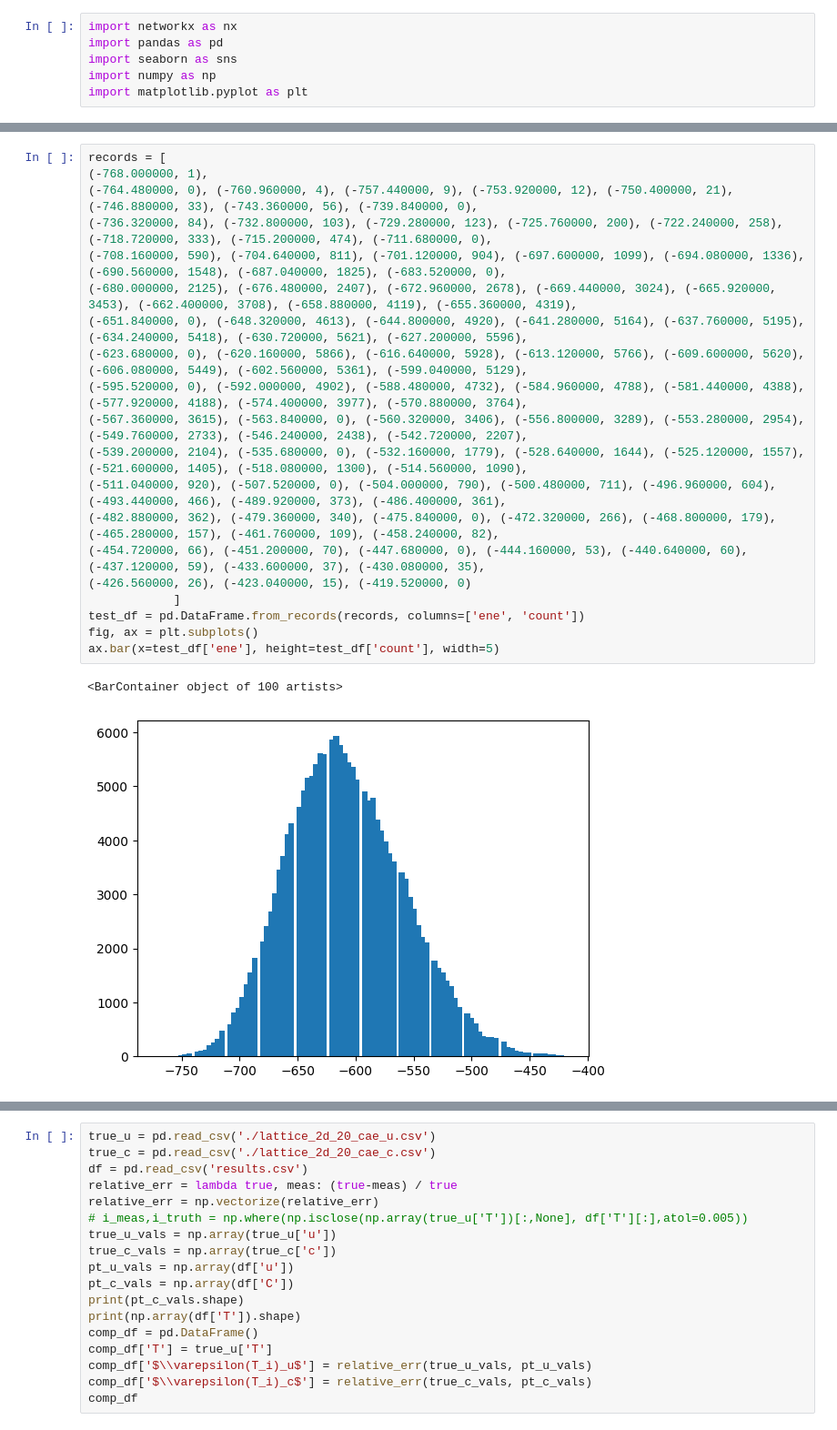
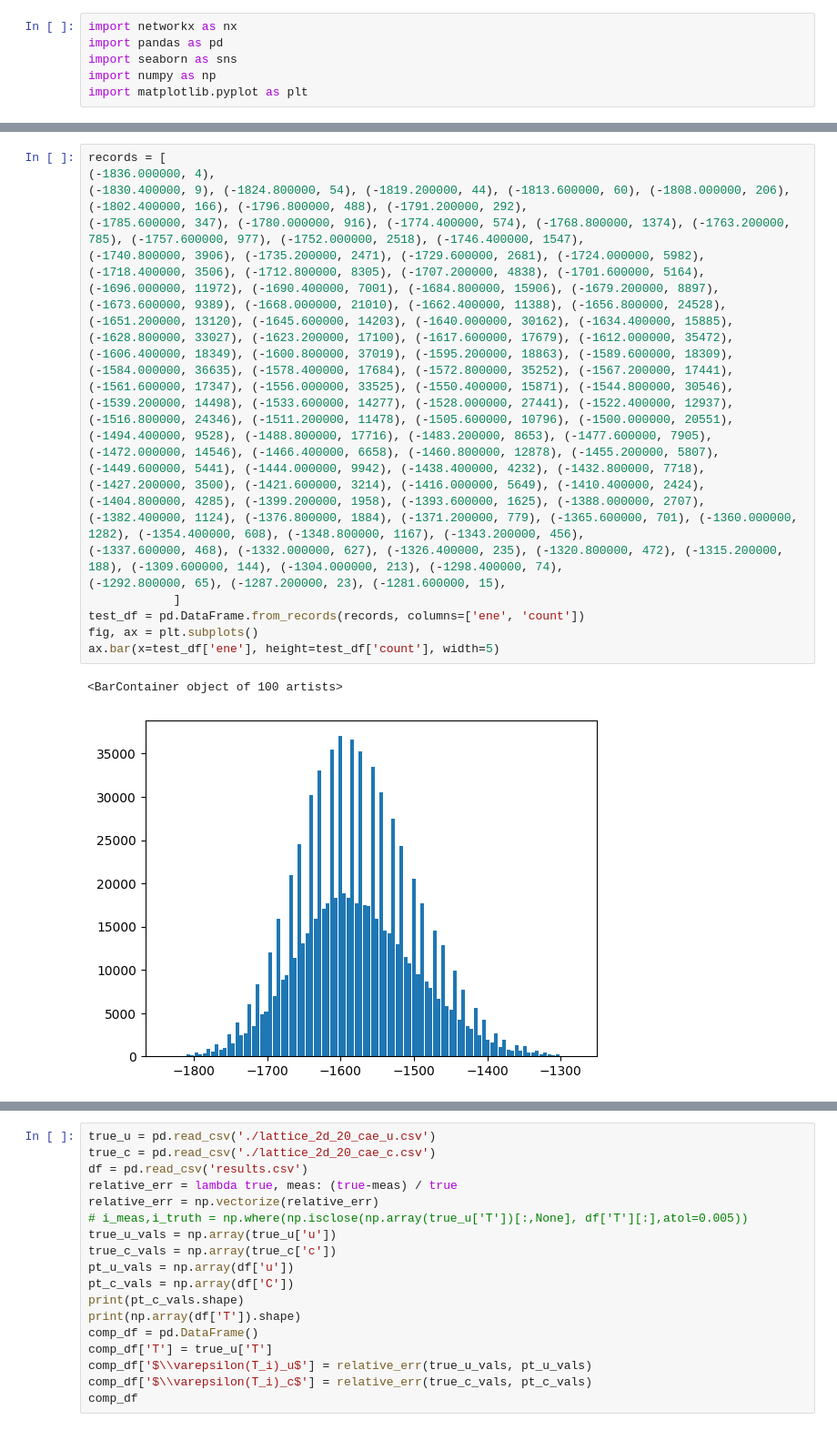
Before and after one commit to mxburns2022/PT-ICM, a Jupyter notebook: notebooks/scratch.ipynb, the cells around one changed output, grey strips where cells are left out. Shown at 91% size. Saved outputs shown, nothing was run; the diff lists cells and outputs as text.

```diff
--- a/notebooks/scratch.ipynb
+++ b/notebooks/scratch.ipynb
@@ -40,23 +17,23 @@ ax.bar(x=test_df['ene'], height=test_df['count'], width=5)
-# %%
-records = [
-(-768.000000, 1),
-(-764.480000, 0), (-760.960000, 4), (-757.440000, 9), (-753.920000, 12), (-750.400000, 21), (-746.880000, 33), (-743.360000, 56), (-739.840000, 0),
-(-736.320000, 84), (-732.800000, 103), (-729.280000, 123), (-725.760000, 200), (-722.240000, 258), (-718.720000, 333), (-715.200000, 474), (-711.680000, 0),
-(-708.160000, 590), (-704.640000, 811), (-701.120000, 904), (-697.600000, 1099), (-694.080000, 1336), (-690.560000, 1548), (-687.040000, 1825), (-683.520000, 0),
-(-680.000000, 2125), (-676.480000, 2407), (-672.960000, 2678), (-669.440000, 3024), (-665.920000, 3453), (-662.400000, 3708), (-658.880000, 4119), (-655.360000, 4319),
-(-651.840000, 0), (-648.320000, 4613), (-644.800000, 4920), (-641.280000, 5164), (-637.760000, 5195), (-634.240000, 5418), (-630.720000, 5621), (-627.200000, 5596),
-(-623.680000, 0), (-620.160000, 5866), (-616.640000, 5928), (-613.120000, 5766), (-609.600000, 5620), (-606.080000, 5449), (-602.560000, 5361), (-599.040000, 5129),
-(-595.520000, 0), (-592.000000, 4902), (-588.480000, 4732), (-584.960000, 4788), (-581.440000, 4388), (-577.920000, 4188), (-574.400000, 3977), (-570.880000, 3764),
-(-567.360000, 3615), (-563.840000, 0), (-560.320000, 3406), (-556.800000, 3289), (-553.280000, 2954), (-549.760000, 2733), (-546.240000, 2438), (-542.720000, 2207),
-(-539.200000, 2104), (-535.680000, 0), (-532.160000, 1779), (-528.640000, 1644), (-525.120000, 1557), (-521.600000, 1405), (-518.080000, 1300), (-514.560000, 1090),
-(-511.040000, 920), (-507.520000, 0), (-504.000000, 790), (-500.480000, 711), (-496.960000, 604), (-493.440000, 466), (-489.920000, 373), (-486.400000, 361),
-(-482.880000, 362), (-479.360000, 340), (-475.840000, 0), (-472.320000, 266), (-468.800000, 179), (-465.280000, 157), (-461.760000, 109), (-458.240000, 82),
-(-454.720000, 66), (-451.200000, 70), (-447.680000, 0), (-444.160000, 53), (-440.640000, 60), (-437.120000, 59), (-433.600000, 37), (-430.080000, 35),
-(-426.560000, 26), (-423.040000, 15), (-419.520000, 0)
-            ]
-test_df = pd.DataFrame.from_records(records, columns=['ene', 'count'])
-fig, ax = plt.subplots()
-ax.bar(x=test_df['ene'], height=test_df['count'], width=5)
-# %% [output]
-<BarContainer object of 100 artists>
-[figure, removed]
+# %%
+records = [
+(-1836.000000, 4),
+(-1830.400000, 9), (-1824.800000, 54), (-1819.200000, 44), (-1813.600000, 60), (-1808.000000, 206), (-1802.400000, 166), (-1796.800000, 488), (-1791.200000, 292),
+(-1785.600000, 347), (-1780.000000, 916), (-1774.400000, 574), (-1768.800000, 1374), (-1763.200000, 785), (-1757.600000, 977), (-1752.000000, 2518), (-1746.400000, 1547),
+(-1740.800000, 3906), (-1735.200000, 2471), (-1729.600000, 2681), (-1724.000000, 5982), (-1718.400000, 3506), (-1712.800000, 8305), (-1707.200000, 4838), (-1701.600000, 5164),
+(-1696.000000, 11972), (-1690.400000, 7001), (-1684.800000, 15906), (-1679.200000, 8897), (-1673.600000, 9389), (-1668.000000, 21010), (-1662.400000, 11388), (-1656.800000, 24528),
+(-1651.200000, 13120), (-1645.600000, 14203), (-1640.000000, 30162), (-1634.400000, 15885), (-1628.800000, 33027), (-1623.200000, 17100), (-1617.600000, 17679), (-1612.000000, 35472),
+(-1606.400000, 18349), (-1600.800000, 37019), (-1595.200000, 18863), (-1589.600000, 18309), (-1584.000000, 36635), (-1578.400000, 17684), (-1572.800000, 35252), (-1567.200000, 17441),
+(-1561.600000, 17347), (-1556.000000, 33525), (-1550.400000, 15871), (-1544.800000, 30546), (-1539.200000, 14498), (-1533.600000, 14277), (-1528.000000, 27441), (-1522.400000, 12937),
+(-1516.800000, 24346), (-1511.200000, 11478), (-1505.600000, 10796), (-1500.000000, 20551), (-1494.400000, 9528), (-1488.800000, 17716), (-1483.200000, 8653), (-1477.600000, 7905),
+(-1472.000000, 14546), (-1466.400000, 6658), (-1460.800000, 12878), (-1455.200000, 5807), (-1449.600000, 5441), (-1444.000000, 9942), (-1438.400000, 4232), (-1432.800000, 7718),
+(-1427.200000, 3500), (-1421.600000, 3214), (-1416.000000, 5649), (-1410.400000, 2424), (-1404.800000, 4285), (-1399.200000, 1958), (-1393.600000, 1625), (-1388.000000, 2707),
+(-1382.400000, 1124), (-1376.800000, 1884), (-1371.200000, 779), (-1365.600000, 701), (-1360.000000, 1282), (-1354.400000, 608), (-1348.800000, 1167), (-1343.200000, 456),
+(-1337.600000, 468), (-1332.000000, 627), (-1326.400000, 235), (-1320.800000, 472), (-1315.200000, 188), (-1309.600000, 144), (-1304.000000, 213), (-1298.400000, 74),
+(-1292.800000, 65), (-1287.200000, 23), (-1281.600000, 15),
+            ]
+test_df = pd.DataFrame.from_records(records, columns=['ene', 'count'])
+fig, ax = plt.subplots()
+ax.bar(x=test_df['ene'], height=test_df['count'], width=5)
+# %% [output]
+<BarContainer object of 100 artists>
+[figure, added]
```
Also changed, not shown: parts of 3 cells of this notebook, 11 other files.
